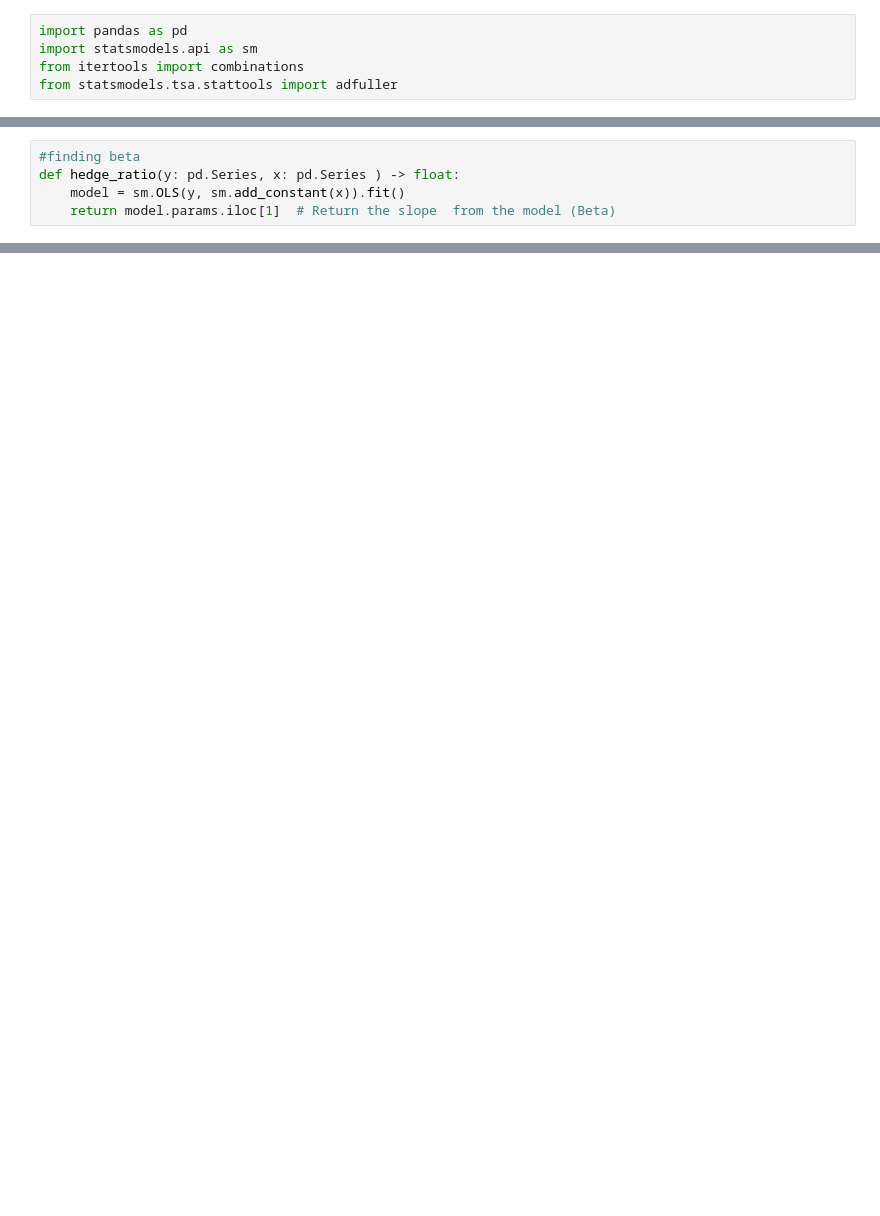
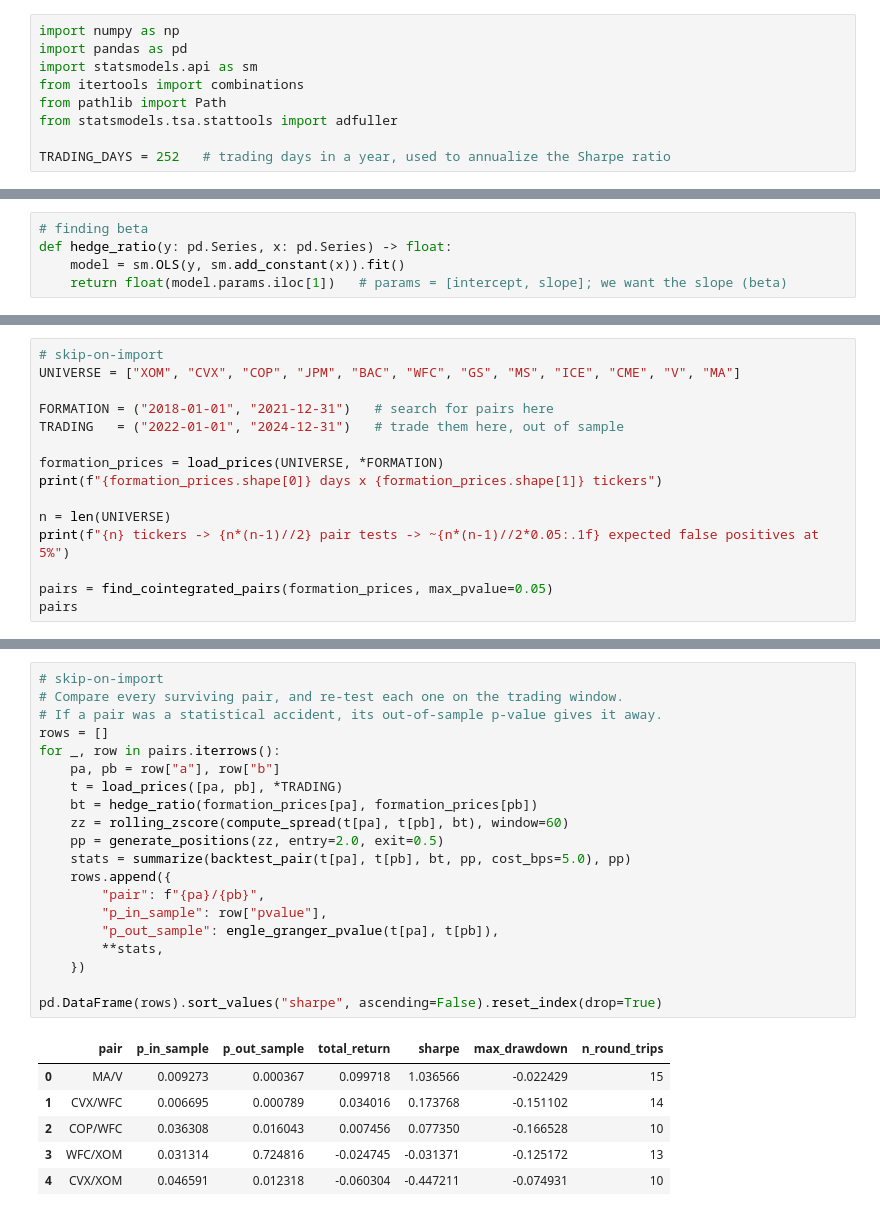
Before and after one commit to mihircoding/pairsTrading, a Jupyter notebook: 01-pairs-trading/src/pairs.ipynb, the cells around one changed output, grey strips where cells are left out. Cells and saved outputs as stored; diff of their text form; blank space fills up the shorter version.

```diff
--- a/01-pairs-trading/src/pairs.ipynb
+++ b/01-pairs-trading/src/pairs.ipynb
@@ -1,5 +22,9 @@
 # %%
+import numpy as np
 import pandas as pd
 import statsmodels.api as sm
 from itertools import combinations
+from pathlib import Path
 from statsmodels.tsa.stattools import adfuller
+
+TRADING_DAYS = 252   # trading days in a year, used to annualize the Sharpe ratio
@@ -6,5 +47,5 @@ from statsmodels.tsa.stattools import adfuller
 # %%
-#finding beta
-def hedge_ratio(y: pd.Series, x: pd.Series ) -> float:
+# finding beta
+def hedge_ratio(y: pd.Series, x: pd.Series) -> float:
     model = sm.OLS(y, sm.add_constant(x)).fit()
-    return model.params.iloc[1]  # Return the slope  from the model (Beta)
+    return float(model.params.iloc[1])   # params = [intercept, slope]; we want the slope (beta)
@@ -37,0 +337,15 @@ def find_cointegrated_pairs(prices: pd.DataFrame, max_pvalue: float = 0.05) -> p
+# %%
+# skip-on-import
+UNIVERSE = ["XOM", "CVX", "COP", "JPM", "BAC", "WFC", "GS", "MS", "ICE", "CME", "V", "MA"]
+
+FORMATION = ("2018-01-01", "2021-12-31")   # search for pairs here
+TRADING   = ("2022-01-01", "2024-12-31")   # trade them here, out of sample
+
+formation_prices = load_prices(UNIVERSE, *FORMATION)
+print(f"{formation_prices.shape[0]} days x {formation_prices.shape[1]} tickers")
+
+n = len(UNIVERSE)
+print(f"{n} tickers -> {n*(n-1)//2} pair tests -> ~{n*(n-1)//2*0.05:.1f} expected false positives at 5%")
+
+pairs = find_cointegrated_pairs(formation_prices, max_pvalue=0.05)
+pairs
@@ -37,0 +385,27 @@ def find_cointegrated_pairs(prices: pd.DataFrame, max_pvalue: float = 0.05) -> p
+# %%
+# skip-on-import
+# Compare every surviving pair, and re-test each one on the trading window.
+# If a pair was a statistical accident, its out-of-sample p-value gives it away.
+rows = []
+for _, row in pairs.iterrows():
+    pa, pb = row["a"], row["b"]
+    t = load_prices([pa, pb], *TRADING)
+    bt = hedge_ratio(formation_prices[pa], formation_prices[pb])
+    zz = rolling_zscore(compute_spread(t[pa], t[pb], bt), window=60)
+    pp = generate_positions(zz, entry=2.0, exit=0.5)
+    stats = summarize(backtest_pair(t[pa], t[pb], bt, pp, cost_bps=5.0), pp)
+    rows.append({
+        "pair": f"{pa}/{pb}",
+        "p_in_sample": row["pvalue"],
+        "p_out_sample": engle_granger_pvalue(t[pa], t[pb]),
+        **stats,
+    })
+
+pd.DataFrame(rows).sort_values("sharpe", ascending=False).reset_index(drop=True)
+# %% [output]
+|  | pair | p_in_sample | p_out_sample | total_return | sharpe | max_drawdown | n_round_trips |
+| 0 | MA/V | 0.009273 | 0.000367 | 0.099718 | 1.036566 | -0.022429 | 15 |
+| 1 | CVX/WFC | 0.006695 | 0.000789 | 0.034016 | 0.173768 | -0.151102 | 14 |
+| 2 | COP/WFC | 0.036308 | 0.016043 | 0.007456 | 0.077350 | -0.166528 | 10 |
+| 3 | WFC/XOM | 0.031314 | 0.724816 | -0.024745 | -0.031371 | -0.125172 | 13 |
+| 4 | CVX/XOM | 0.046591 | 0.012318 | -0.060304 | -0.447211 | -0.074931 | 10 |
```
Also changed, not shown: parts of 17 cells of this notebook, 19 other files.
